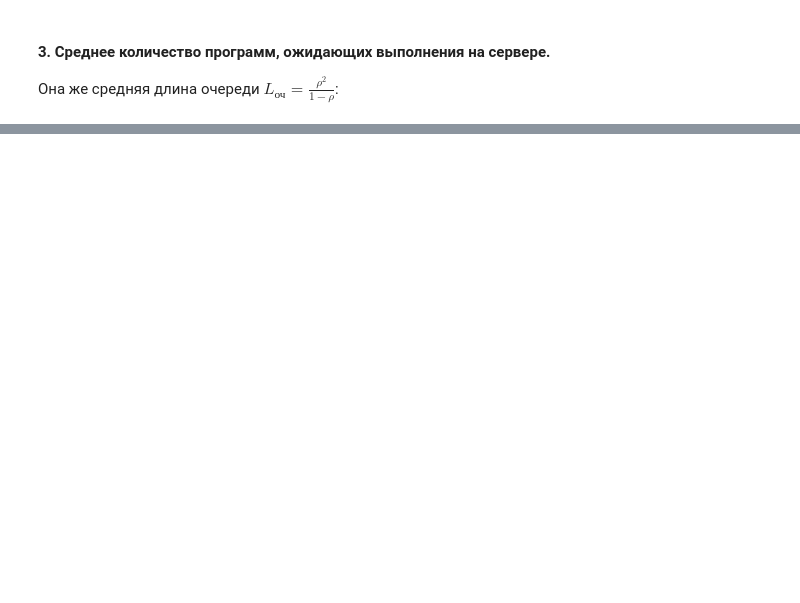
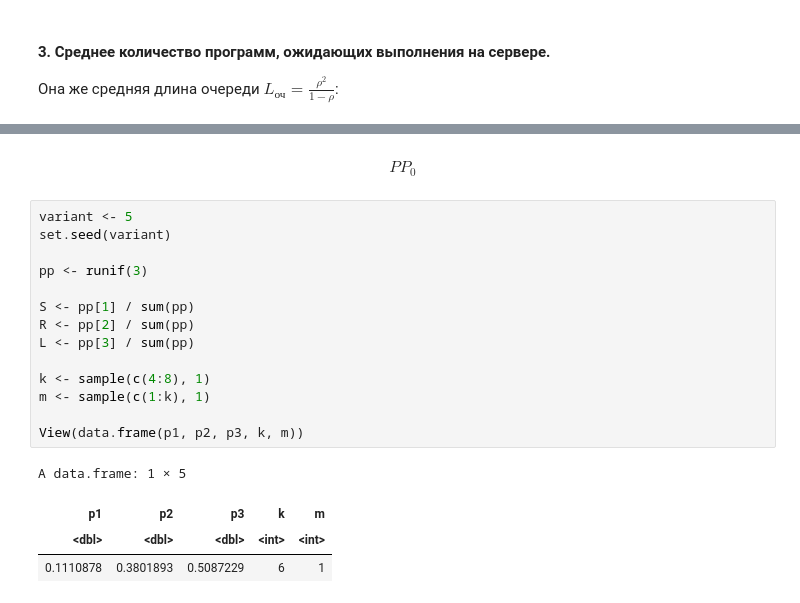
Before and after one commit to DeadlySquad13/t4-2-PerformanceAnalysis__Labs, a Jupyter notebook: Lab3/PerformanceAnalysis__Lab3.ipynb, the cells around one changed output, grey strips where cells are left out. Drawn from its saved outputs; the diff is of its cells as text; blank space fills up the shorter version.

```diff
--- a/Lab3/PerformanceAnalysis__Lab3.ipynb
+++ b/Lab3/PerformanceAnalysis__Lab3.ipynb
@@ -382,0 +272,23 @@ mean_queue
+# %% [markdown]
+$$
+P P_0
+$$
+# %%
+variant <- 5
+set.seed(variant)
+
+pp <- runif(3)
+
+S <- pp[1] / sum(pp)
+R <- pp[2] / sum(pp)
+L <- pp[3] / sum(pp)
+
+k <- sample(c(4:8), 1)
+m <- sample(c(1:k), 1)
+
+View(data.frame(p1, p2, p3, k, m))
+# %% [output]
+A data.frame: 1 × 5
+| p1 | p2 | p3 | k | m |
+| <dbl> | <dbl> | <dbl> | <int> | <int> |
+| 0.1110878 | 0.3801893 | 0.5087229 | 6 | 1 |
```
Also changed, not shown: parts of 27 cells of this notebook, 1 other file.
